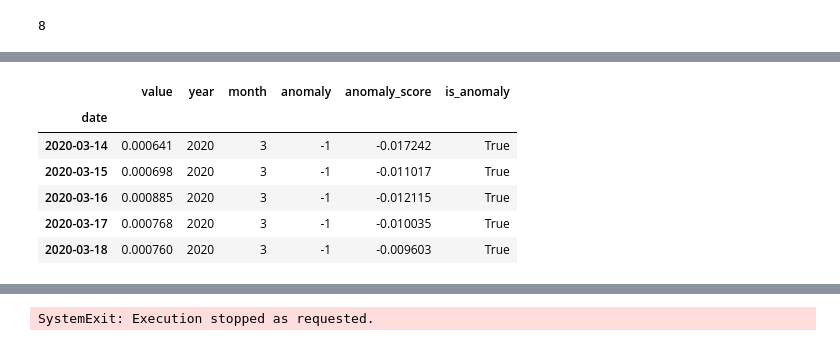
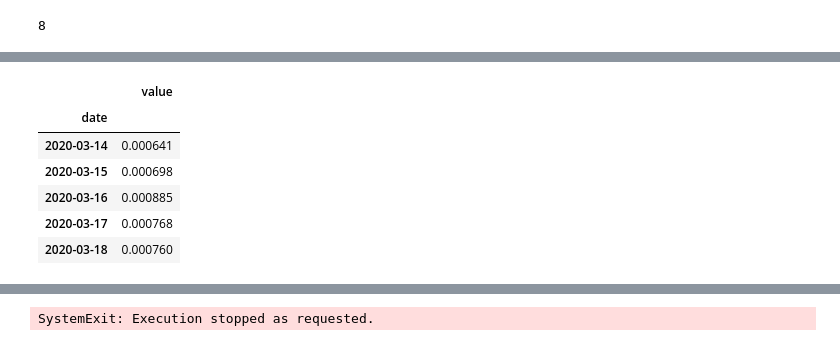
Before and after one commit to thisishasan/data_mining_and_machine_learning, a Jupyter notebook: data_mining_machine_learning.ipynb, the cells around one changed output, grey strips where cells are left out. Cells and saved outputs as stored; diff of their text form; code cells hidden in the pictures.

```diff
--- a/data_mining_machine_learning.ipynb
+++ b/data_mining_machine_learning.ipynb
@@ -1037,34 +1037,6 @@ def run_isolation_forest_detection(
         f"({anomaly_percentage:.2f}% of total observations).\n"
     )
 
-    if display_plot:
-        plt.figure(figsize=(20, 8))
-
-        plt.plot(
-            processed_df.index,
-            processed_df[target_feature],
-            label="Observed Series",
-            alpha=0.7,
-            color="blue"
-        )
-
-        plt.scatter(
-            detected_points.index,
-            detected_points[target_feature],
-            color="red",
-            label="Anomalies",
-            s=50,
-            zorder=5
-        )
-
-        plt.title(figure_caption)
-        plt.xlabel("Per Day")
-        plt.ylabel("CO₂ Emissions")
-        plt.legend()
-        plt.grid(True, linestyle="--", alpha=0.6)
-        plt.tight_layout()
-        plt.show()
-
     return processed_df, anomaly_percentage
 # %%
 tree_count = 100
@@ -1085,8 +1057,7 @@ df_isolation_forest_output, anomaly_ratio = run_isolation_forest_detection(
     target_feature="value",
     num_trees=tree_count,
     sample_limit=max_sample_size,
-    anomaly_fraction=contamination_rate,
-    figure_caption="Figure 11: Italy’s Domestic Aviation CO₂ Emissions (2019–2025) - Point Outlier Detection using Isolation Forest"
+    anomaly_fraction=contamination_rate
 )
 # %% [output]
 Isolation Forest detected 126 anomalies (4.99% of total observations).
@@ -1111,10 +1064,10 @@ plt.show()
 # %%
-display(df_isolation_forest_output[df_isolation_forest_output['is_anomaly'] == True].head())
+display(df_isolation_forest_output[df_isolation_forest_output['is_anomaly'] == True][['value']].head())
 # %% [output]
-|  | value | year | month | anomaly | anomaly_score | is_anomaly |
-| date |  |  |  |  |  |  |
-| 2020-03-14 | 0.000641 | 2020 | 3 | -1 | -0.017242 | True |
-| 2020-03-15 | 0.000698 | 2020 | 3 | -1 | -0.011017 | True |
-| 2020-03-16 | 0.000885 | 2020 | 3 | -1 | -0.012115 | True |
-| 2020-03-17 | 0.000768 | 2020 | 3 | -1 | -0.010035 | True |
-| 2020-03-18 | 0.000760 | 2020 | 3 | -1 | -0.009603 | True |
+|  | value |
+| date |  |
+| 2020-03-14 | 0.000641 |
+| 2020-03-15 | 0.000698 |
+| 2020-03-16 | 0.000885 |
+| 2020-03-17 | 0.000768 |
+| 2020-03-18 | 0.000760 |
```
Also changed, not shown: parts of 13 cells of this notebook.
